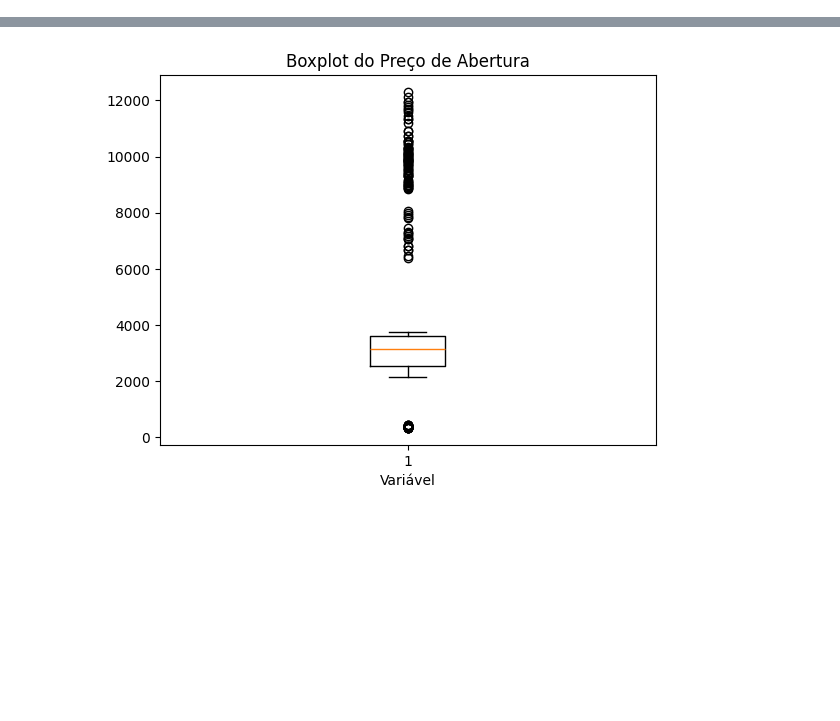
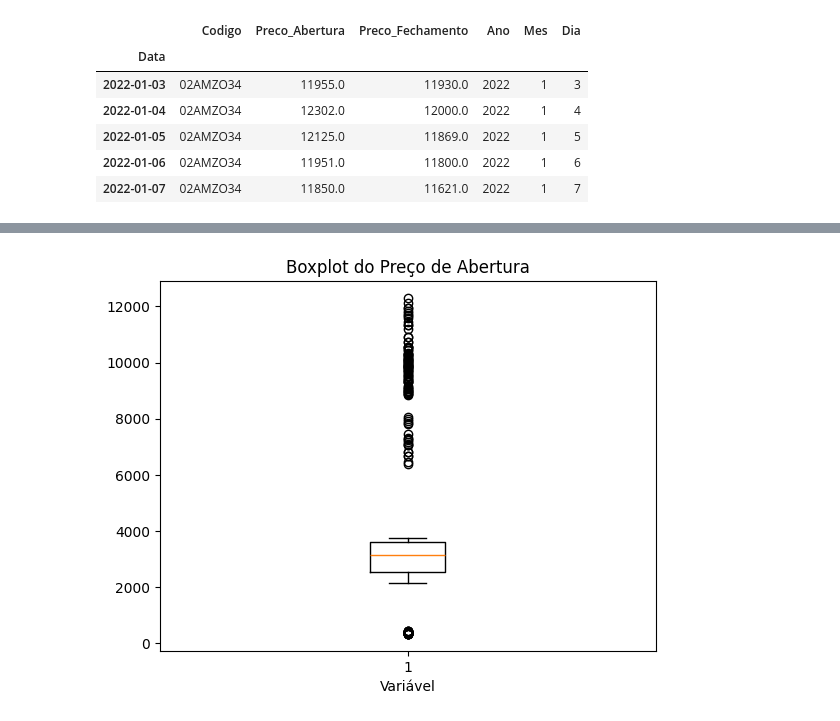
Before and after one commit to sergiolfaria/Atividades_Ciencia_De_Dados, a Jupyter notebook: Trabalho Arima/Arima.ipynb, the cells around one changed output, grey strips where cells are left out. Cells and saved outputs as stored; diff of their text form; code cells hidden in the pictures; blank space fills up the shorter version.

```diff
--- a/Trabalho Arima/Arima.ipynb
+++ b/Trabalho Arima/Arima.ipynb
@@ -23,12 +24,21 @@ df_2022a2023 = pd.concat(frames)
 # %%
 # Filtragem para conter somente 22 e 23
 AMAZON_df = df_2022a2023[df_2022a2023['Codigo'].str.endswith('AMZO34')].copy()
 AMAZON_df['Data'] = pd.to_datetime(AMAZON_df['Data'], format='%Y%m%d')
 AMAZON_df['Ano'] = AMAZON_df['Data'].dt.year
 AMAZON_df['Mes'] = AMAZON_df['Data'].dt.month
 AMAZON_df['Dia'] = AMAZON_df['Data'].dt.day
 AMAZON_df.set_index('Data', inplace=True)
 AMAZON_df.sort_index(inplace=True)
+AMAZON_df.head()
+# %% [output]
+|  | Codigo | Preco_Abertura | Preco_Fechamento | Ano | Mes | Dia |
+| Data |  |  |  |  |  |  |
+| 2022-01-03 | 02AMZO34 | 11955.0 | 11930.0 | 2022 | 1 | 3 |
+| 2022-01-04 | 02AMZO34 | 12302.0 | 12000.0 | 2022 | 1 | 4 |
+| 2022-01-05 | 02AMZO34 | 12125.0 | 11869.0 | 2022 | 1 | 5 |
+| 2022-01-06 | 02AMZO34 | 11951.0 | 11800.0 | 2022 | 1 | 6 |
+| 2022-01-07 | 02AMZO34 | 11850.0 | 11621.0 | 2022 | 1 | 7 |
 # %%
 AMAZON_df_2024 = df_2024[df_2024['Codigo'].str.endswith('AMZO34')].copy()
 AMAZON_df_2024['Data'] = pd.to_datetime(AMAZON_df_2024['Data'], format='%Y%m%d')
```
Also changed, not shown: parts of 9 cells of this notebook.
